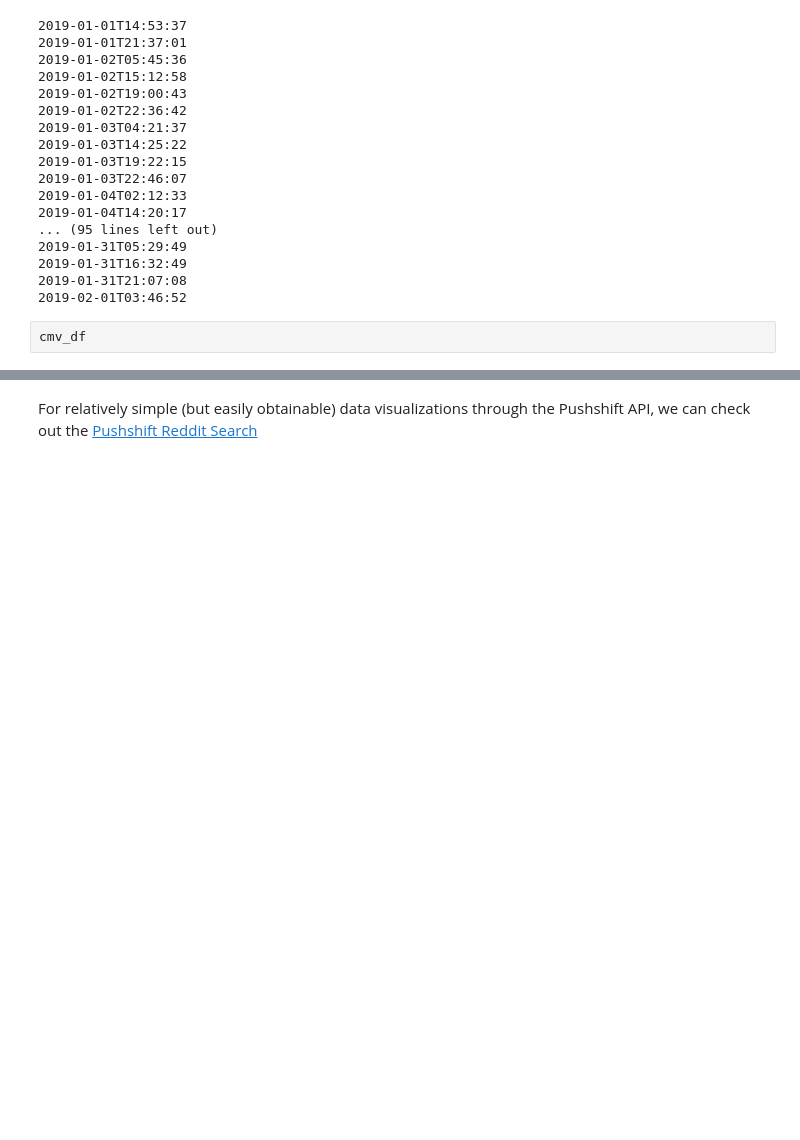
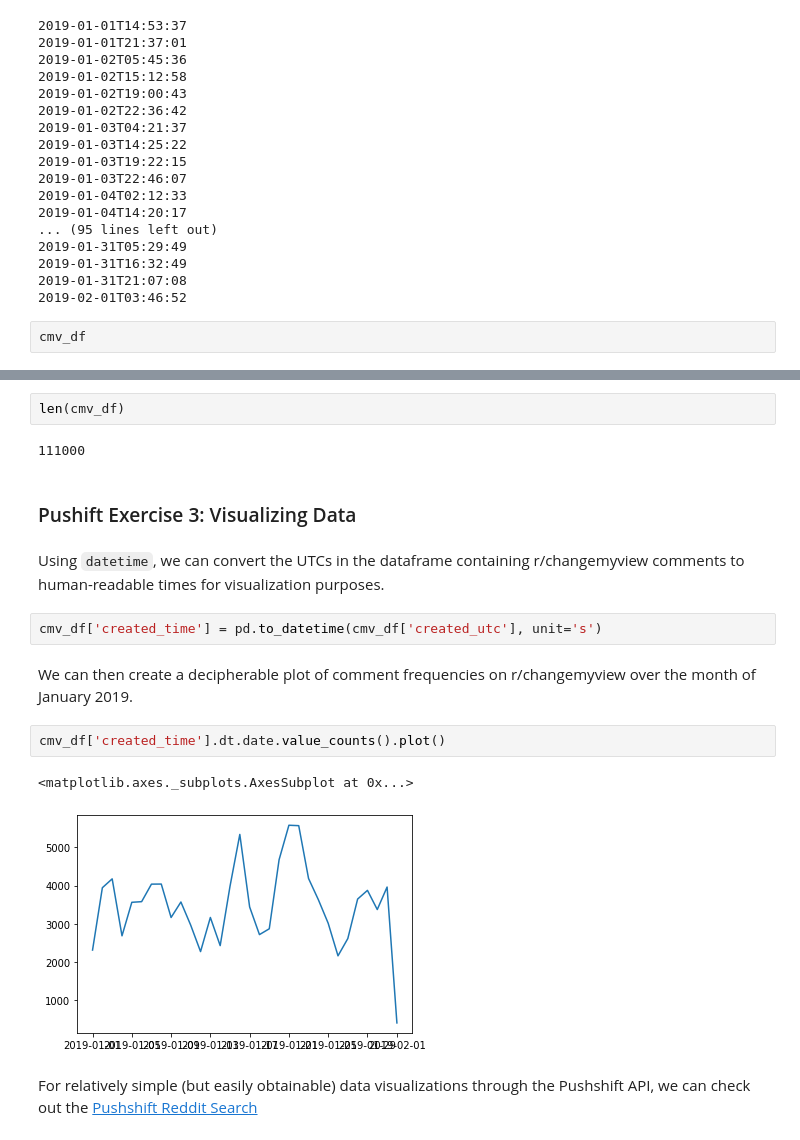
Before and after one commit to nealcaren/Text-Mining-with-Python-Notebooks, a Jupyter notebook: Notebooks/scraping-reddit-with-pushshift.ipynb, the cells around one changed output, grey strips where cells are left out. Saved outputs shown, nothing was run; the diff lists cells and outputs as text; blank space fills up the shorter version.

```diff
--- a/Notebooks/scraping-reddit-with-pushshift.ipynb
+++ b/Notebooks/scraping-reddit-with-pushshift.ipynb
@@ -390,2 +392,19 @@ cmv_df
+# %%
+len(cmv_df)
+# %% [output]
+111000
+# %% [markdown]
+### Pushift Exercise 3: Visualizing Data
+# %% [markdown]
+Using `datetime`, we can convert the UTCs in the dataframe containing r/changemyview comments to human-readable times for visualization purposes.
+# %%
+cmv_df['created_time'] = pd.to_datetime(cmv_df['created_utc'], unit='s')
+# %% [markdown]
+We can then create a decipherable plot of comment frequencies on r/changemyview over the month of January 2019.
+# %%
+cmv_df['created_time'].dt.date.value_counts().plot()
+# %% [output]
+<matplotlib.axes._subplots.AxesSubplot at 0x...>
+[figure, added]
 # %% [markdown]
 For relatively simple (but easily obtainable) data visualizations through the Pushshift API, we can check out the [Pushshift Reddit Search](https://redditsearch.io/)
```
Also changed, not shown: parts of 1 cell of this notebook.
